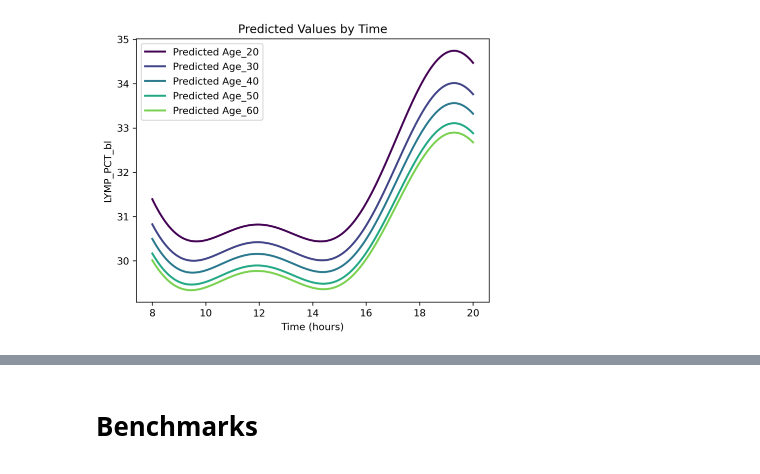
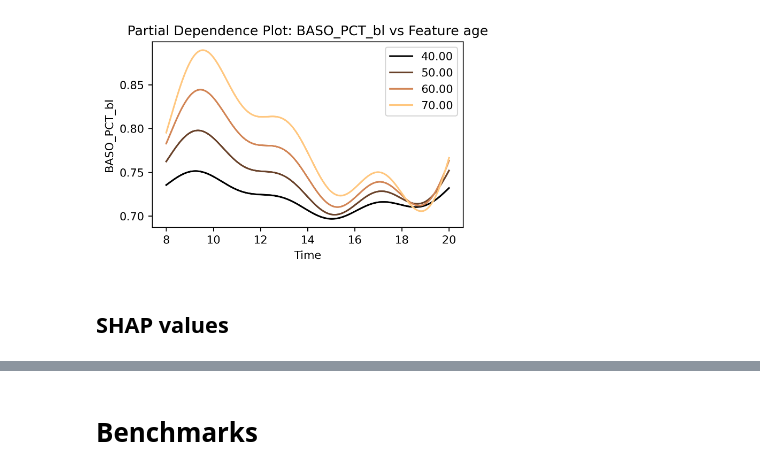
Before and after one commit to koszulordie/fourier-neural-net, a Jupyter notebook: bench.ipynb, the cells around one changed output, grey strips where cells are left out. Cells and saved outputs as stored; diff of their text form; code cells hidden in the pictures.

```diff
--- a/bench.ipynb
+++ b/bench.ipynb
@@ -110,6 +115,6 @@ plot_partial_dependence_age(model.model, './tmp/partial_dependence_age.3.png', r
 # %%
 # how to display partial dependence plots in png format inline
 
-Image('./tmp/partial_dependence_age.3.png', width=400)
+Image('./tmp/partial_dependence_age.png', width=400)
 # %% [output]
-[figure, old version]
+[figure, new version]
@@ -118,0 +121,2 @@ response =
+# %% [markdown]
+## SHAP values
```
Also changed, not shown: parts of 26 cells of this notebook.
